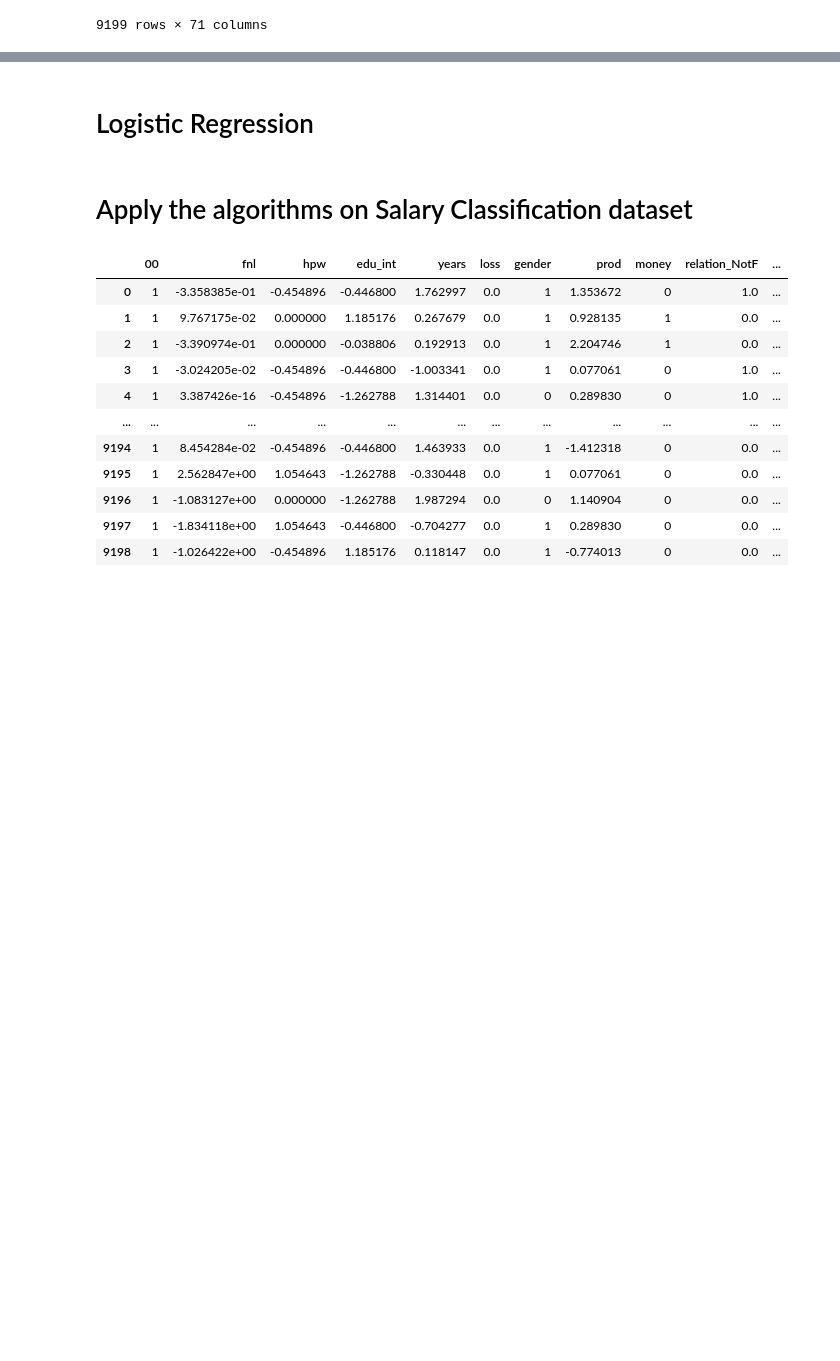
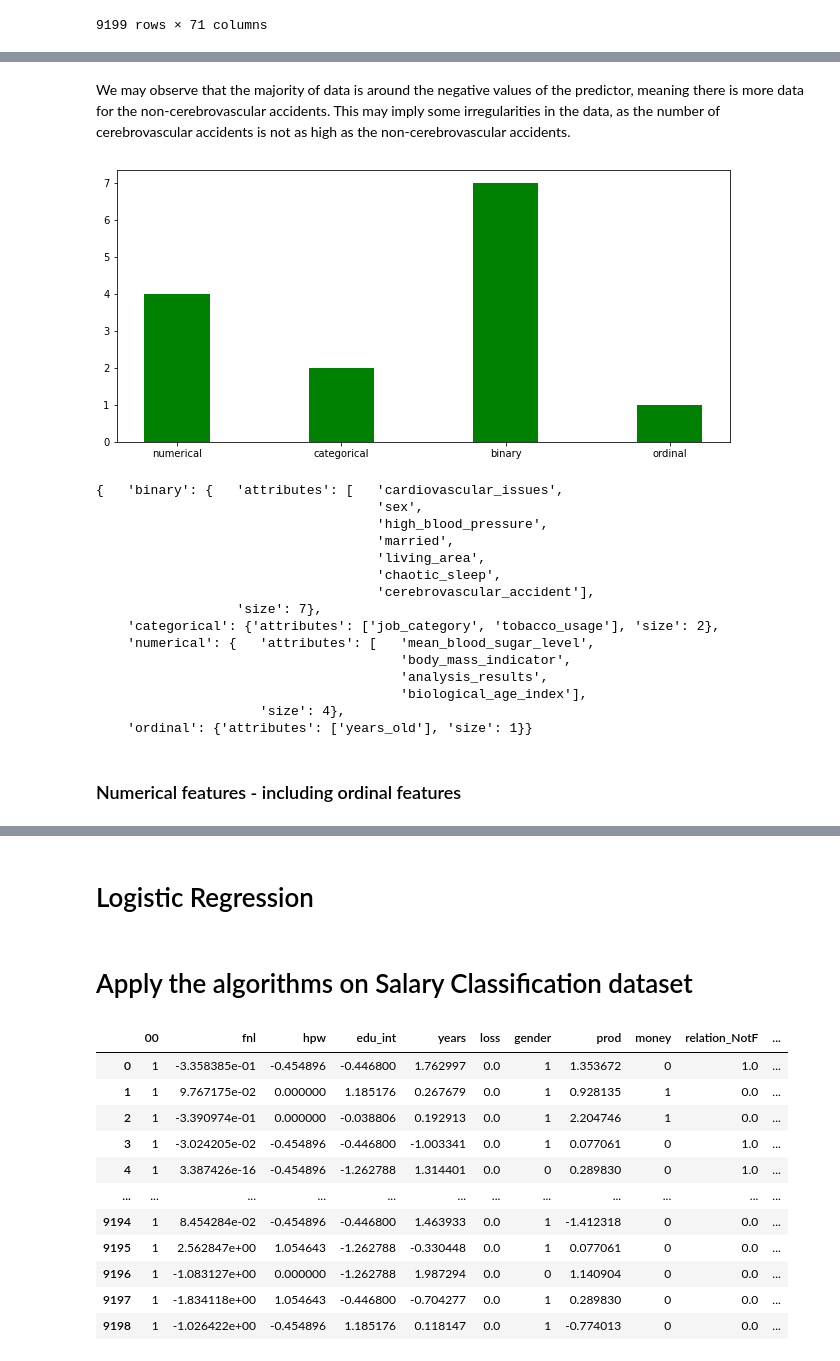
Before and after one commit to avramstefan/DS-Salary-AVC, a Jupyter notebook: main.ipynb, the cells around one changed output, grey strips where cells are left out. Saved outputs shown, nothing was run; the diff lists cells and outputs as text; code cells hidden in the pictures; blank space fills up the shorter version.

```diff
--- a/main.ipynb
+++ b/main.ipynb
@@ -86,12 +86,15 @@ plt.show()
 [figure]
 'We may observe that there is a lot more data for <= 50k salaries'
 # %%
-def get_features_types(df):
+def get_features_types(df, dataset="Salary"):
     types = ["numerical", "categorical", "binary", "ordinal"]
     features = {k: {"attributes": [], "size": 0} for k in types}
 
-    # Considering "edu_int" and "years" to be ordinal features  (by manual inspecting the dataframe)
-    features["ordinal"] = {"attributes": ["edu_int", "years"], "size": 2}
+    if dataset == "Salary":
+        # Considering "edu_int" and "years" to be ordinal features  (by manual inspecting the dataframe)
+        features["ordinal"] = {"attributes": ["edu_int", "years"], "size": 2}
+    elif dataset == "AVC":
+        features["ordinal"] = {"attributes": ["years_old"], "size": 1}
 
     for col in df.columns:
         if col in features["ordinal"]["attributes"]:
@@ -450,0 +528,29 @@ salary_df
+# %% [markdown]
+We may observe that the majority of data is around the negative values of the predictor, meaning there is more data for the non-cerebrovascular accidents. This may imply some irregularities in the data, as the number of cerebrovascular accidents is not as high as the non-cerebrovascular accidents.
+# %%
+features = get_features_types(avc_df, "AVC")
+
+plt.figure(figsize = (11, 5))
+plt.bar(features.keys(), [v["size"] for v in features.values()], width = .4, color = 'green')
+plt.show()
+
+pp.pprint(features)
+# %% [output]
+[figure, added]
+{   'binary': {   'attributes': [   'cardiovascular_issues',
+                                    'sex',
+                                    'high_blood_pressure',
+                                    'married',
+                                    'living_area',
+                                    'chaotic_sleep',
+                                    'cerebrovascular_accident'],
+                  'size': 7},
+    'categorical': {'attributes': ['job_category', 'tobacco_usage'], 'size': 2},
+    'numerical': {   'attributes': [   'mean_blood_sugar_level',
+                                       'body_mass_indicator',
+                                       'analysis_results',
+                                       'biological_age_index'],
+                     'size': 4},
+    'ordinal': {'attributes': ['years_old'], 'size': 1}}
+# %% [markdown]
+### Numerical features - including ordinal features
```
Also changed, not shown: parts of 16 cells of this notebook, 1 other file.
